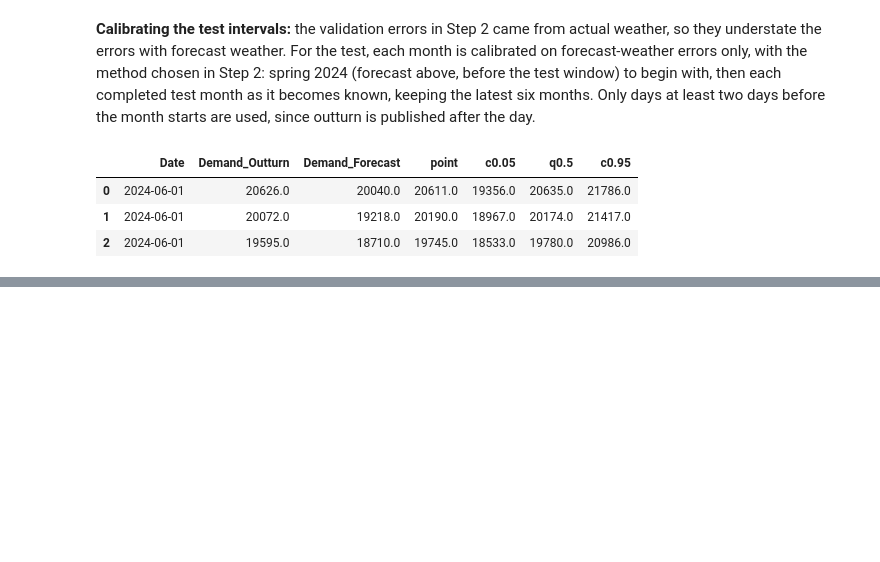
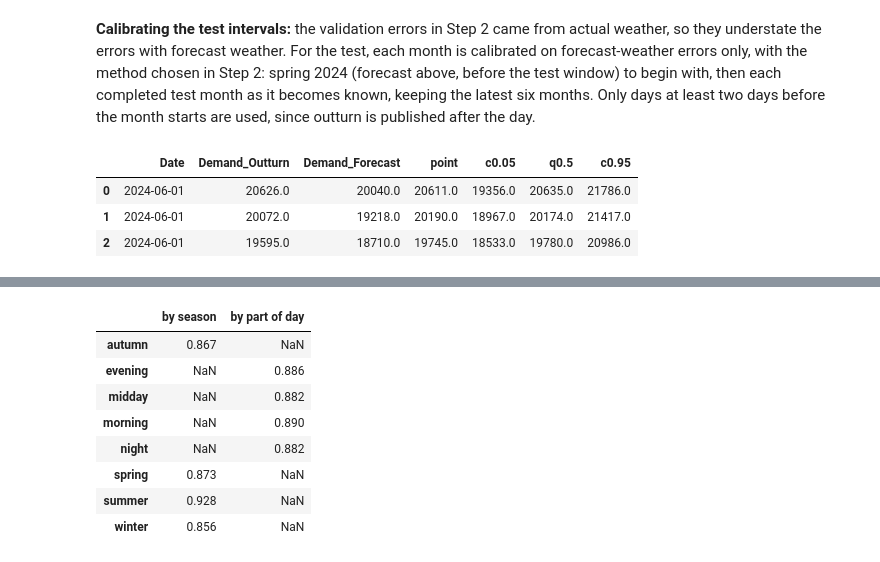
Before and after one commit to ansingh16/gb-demand-forecast, a Jupyter notebook: notebooks/08_calibration_and_test.ipynb, the cells around one changed output, grey strips where cells are left out. Saved outputs shown, nothing was run; the diff lists cells and outputs as text; code cells hidden in the pictures; blank space fills up the shorter version.

```diff
--- a/notebooks/08_calibration_and_test.ipynb
+++ b/notebooks/08_calibration_and_test.ipynb
@@ -288,0 +449,14 @@ test_run[["Date", "Demand_Outturn", "Demand_Forecast", "point", "c0.05", "q0.5",
+# %%
+inside = (y >= test_run["c0.05"]) & (y <= test_run["c0.95"])
+pd.DataFrame({"by season": inside.groupby(test_run["season"]).mean(),
+              "by part of day": inside.groupby(test_run["part"]).mean()}).round(3)
+# %% [output]
+|  | by season | by part of day |
+| autumn | 0.867 | NaN |
+| evening | NaN | 0.886 |
+| midday | NaN | 0.882 |
+| morning | NaN | 0.890 |
+| night | NaN | 0.882 |
+| spring | 0.873 | NaN |
+| summer | 0.928 | NaN |
+| winter | 0.856 | NaN |
```
Also changed, not shown: parts of 16 cells of this notebook.
